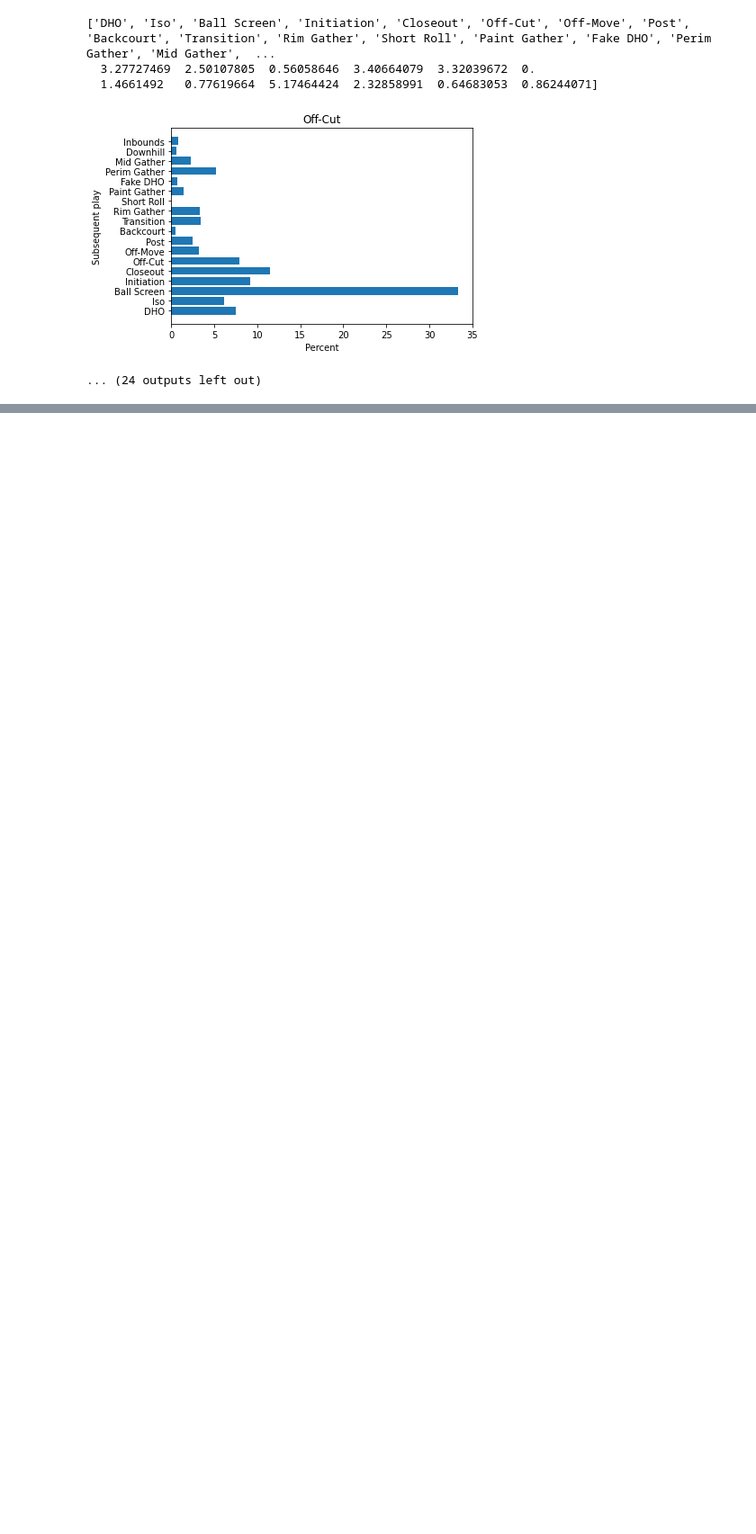
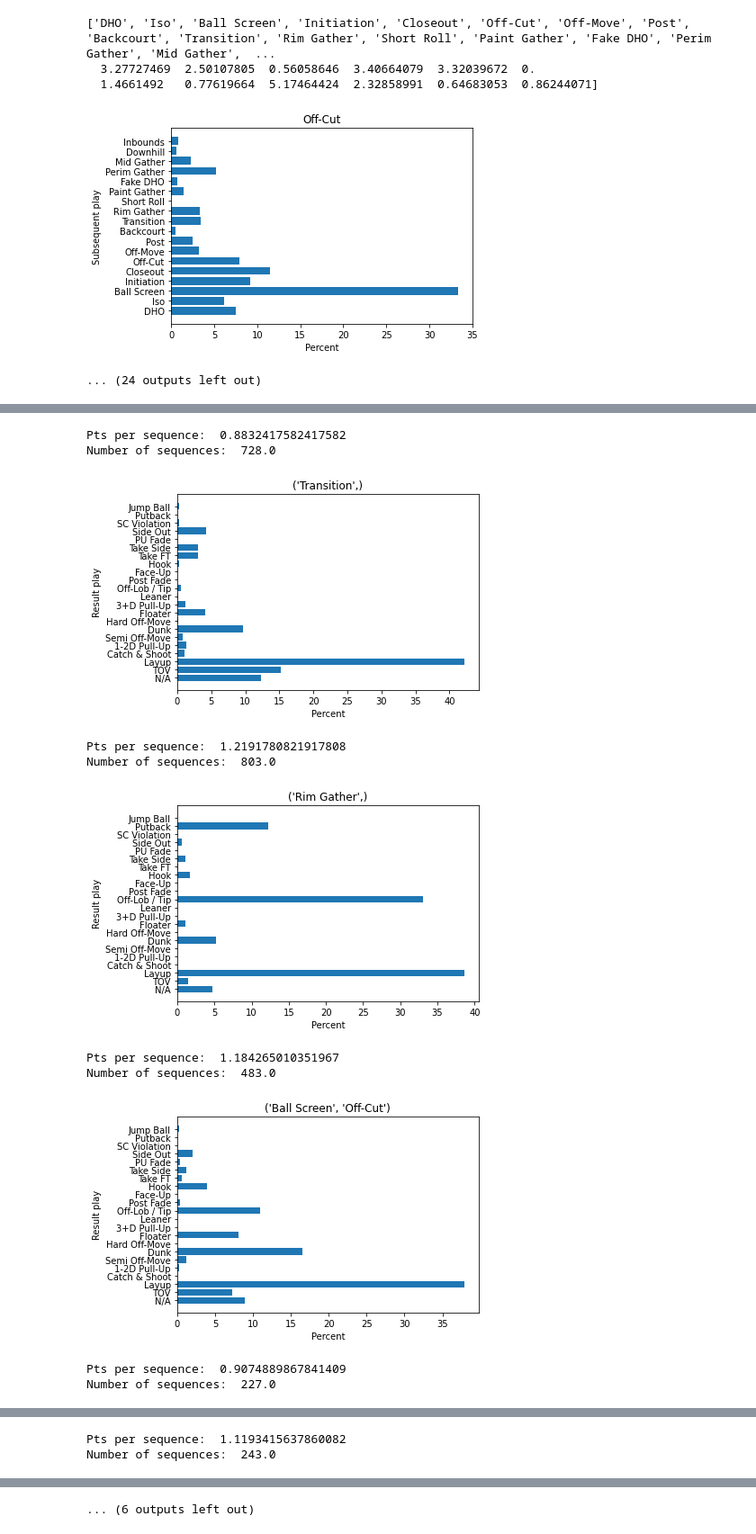
Before and after one commit to 24raniwalar/SyracuseCase, a Jupyter notebook: SyracuseCase.ipynb, the cells around one changed output, grey strips where cells are left out. Shown at 90% size. Drawn from its saved outputs; the diff is of its cells as text; code cells hidden in the pictures; blank space fills up the shorter version.

```diff
--- a/SyracuseCase.ipynb
+++ b/SyracuseCase.ipynb
@@ -170,0 +185,23 @@ for i in range(len(sequence_list)):
+# %%
+key_seqs = [key for key, value in sequence_dict.items() if value[-1] > sample_threshold and value[-2] > pt_threshold]
+
+for key in key_seqs:
+    print("Pts per sequence: ", sequence_dict[key][-2])
+    print("Number of sequences: ", sequence_dict[key][-1])
+    plt.barh(list(result_type_dict.values()), sequence_dict[key][:-2])
+    plt.title(str(key))
+    plt.xlabel("Percent")
+    plt.ylabel("Result play")
+    plt.show()
+# %% [output]
+Pts per sequence:  0.8832417582417582
+Number of sequences:  728.0
+[figure, added]
+Pts per sequence:  1.2191780821917808
+Number of sequences:  803.0
+[figure, added]
+Pts per sequence:  1.184265010351967
+Number of sequences:  483.0
+[figure, added]
+Pts per sequence:  0.9074889867841409
+Number of sequences:  227.0
@@ -170,0 +209,2 @@ for i in range(len(sequence_list)):
+Pts per sequence:  1.1193415637860082
+Number of sequences:  243.0
@@ -170,0 +215 @@ for i in range(len(sequence_list)):
+... (6 outputs left out)
```
Also changed, not shown: parts of 5 cells of this notebook.
